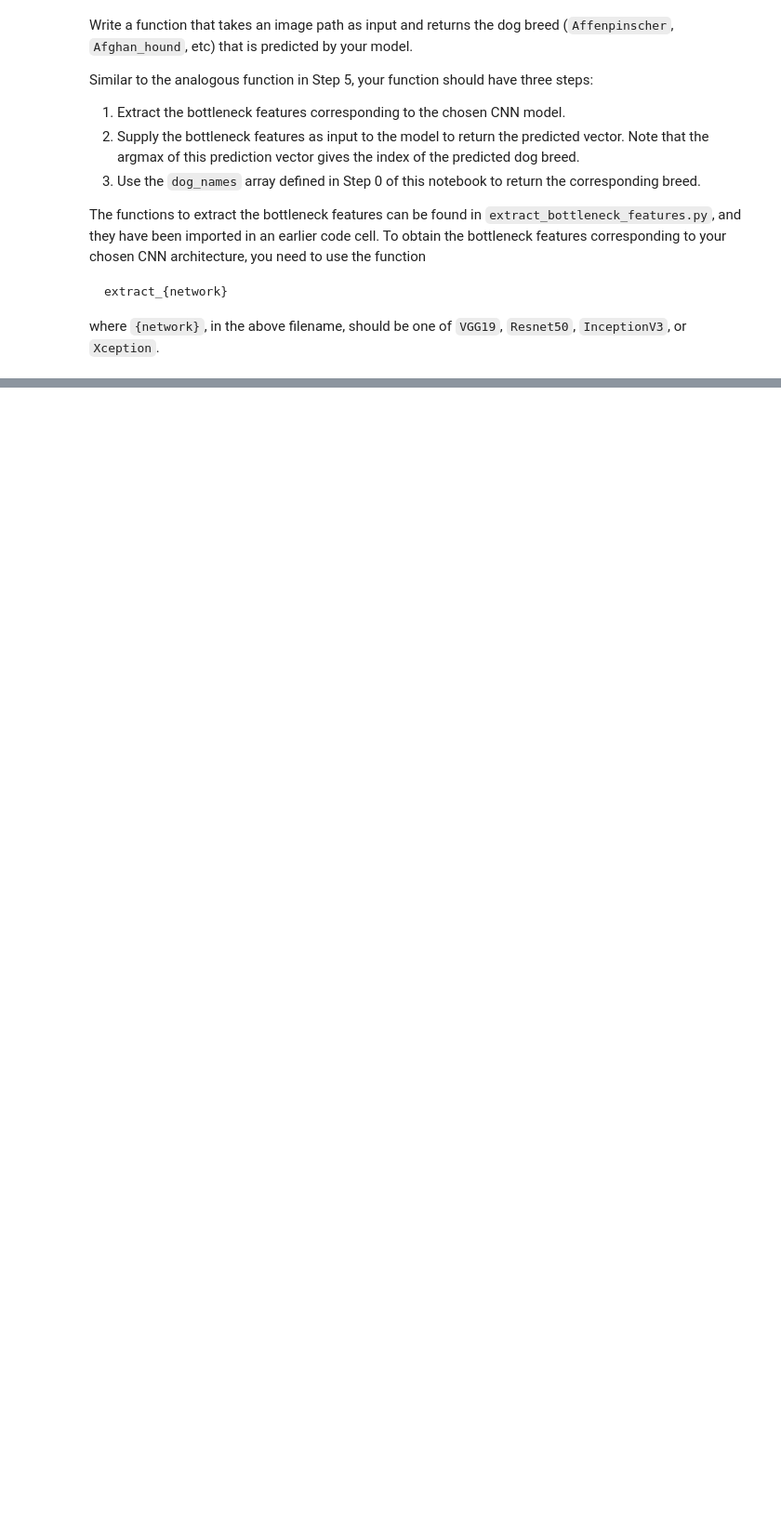
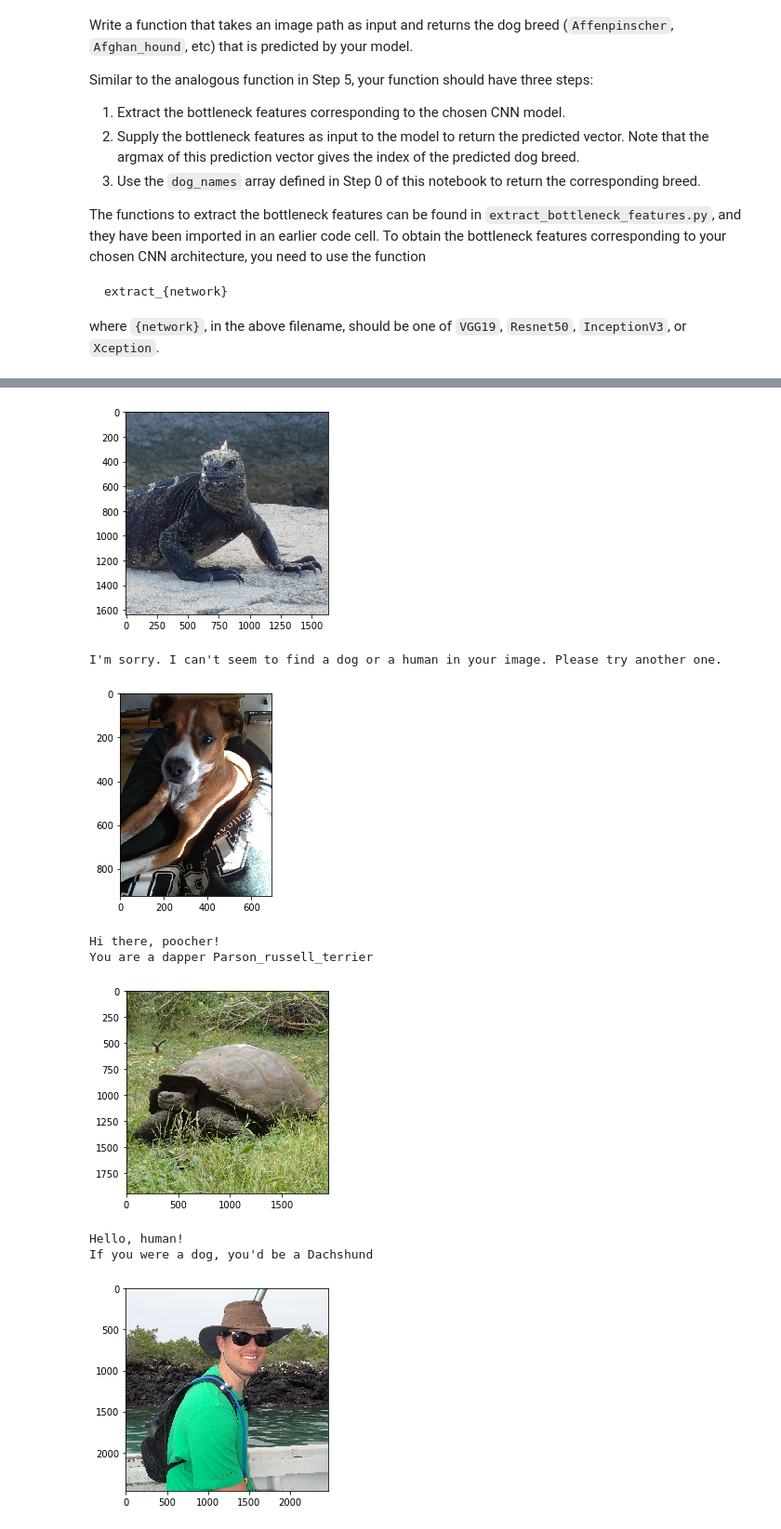
Before and after one commit to ogdenkev/dog-project, a Jupyter notebook: dog_app.ipynb, the cells around one changed output, grey strips where cells are left out. Shown at 93% size. Drawn from its saved outputs; the diff is of its cells as text; code cells hidden in the pictures; blank space fills up the shorter version.

```diff
--- a/dog_app.ipynb
+++ b/dog_app.ipynb
@@ -739,3 +772,35 @@ Some sample output for our algorithm is provided below, but feel free to design
 
 
 ### (IMPLEMENTATION) Write your Algorithm
+# %%
+### TODO: Write your algorithm.
+### Feel free to use as many code cells as needed.
+def run_breed_prediction(img_path):
+    '''
+    Determine whether the image at img_path contains a human, dog, or neither
+    If dog, then give the detected breed
+    If human, then give the resembling breed
+    If neither, throw an error
+    '''
+
+    isHuman = face_detector(img_path)
+    isDog = dog_detector(img_path)
+
+    img = cv2.imread(img_path)
+    plt.imshow(cv2.cvtColor(img, cv2.COLOR_BGR2RGB))
+    plt.show()
+
+    if isHuman and isDog:
+        print("Oh no, you're image seems to have a dog AND a human.")
+        return False
+    elif isHuman:
+        dog_breed = predict_breed_from_image(img_path)
+        print("Hello, human!\nIf you were a dog, you'd be a {}".format(dog_breed))
+    elif isDog:
+        dog_breed = predict_breed_from_image(img_path)
+        print("Hi there, poocher!\nYou are a dapper {}".format(dog_breed))
+    else:
+        print("I'm sorry. I can't seem to find a dog or a human in your image. Please try another one.")
+        return False
+
+    return True
@@ -742,3 +830,19 @@ Some sample output for our algorithm is provided below, but feel free to design
 # %%
-### TODO: Write your algorithm.
-### Feel free to use as many code cells as needed.
+## TODO: Execute your algorithm from Step 6 on
+## at least 6 images on your computer.
+## Feel free to use as many code cells as needed.
+
+%matplotlib inline
+
+for imgfile in glob('appImages/*.jpg'):
+    run_breed_prediction(imgfile)
+# %% [output]
+[figure, added]
+I'm sorry. I can't seem to find a dog or a human in your image. Please try another one.
+[figure, added]
+Hi there, poocher!
+You are a dapper Parson_russell_terrier
+[figure, added]
+Hello, human!
+If you were a dog, you'd be a Dachshund
+[figure, added]
```
Also changed, not shown: parts of 15 cells of this notebook, 10 other files.
